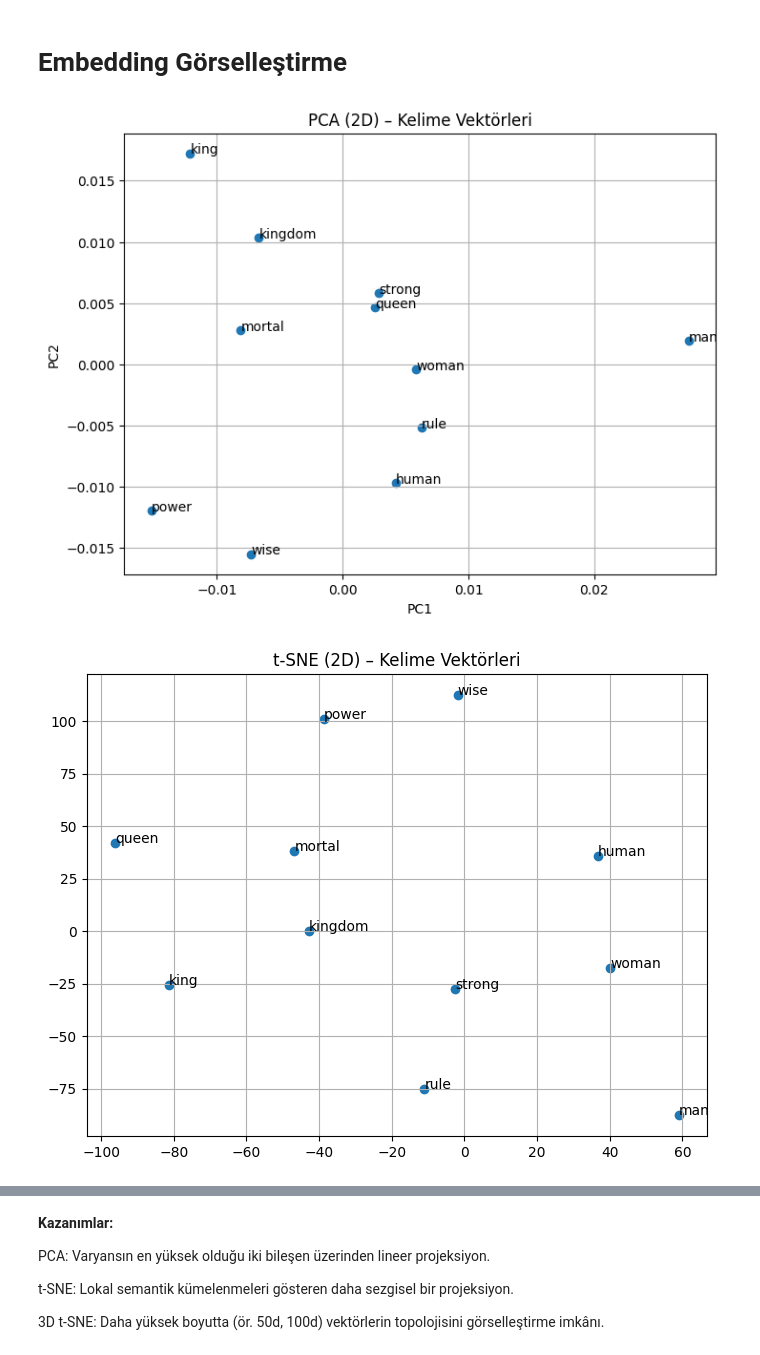
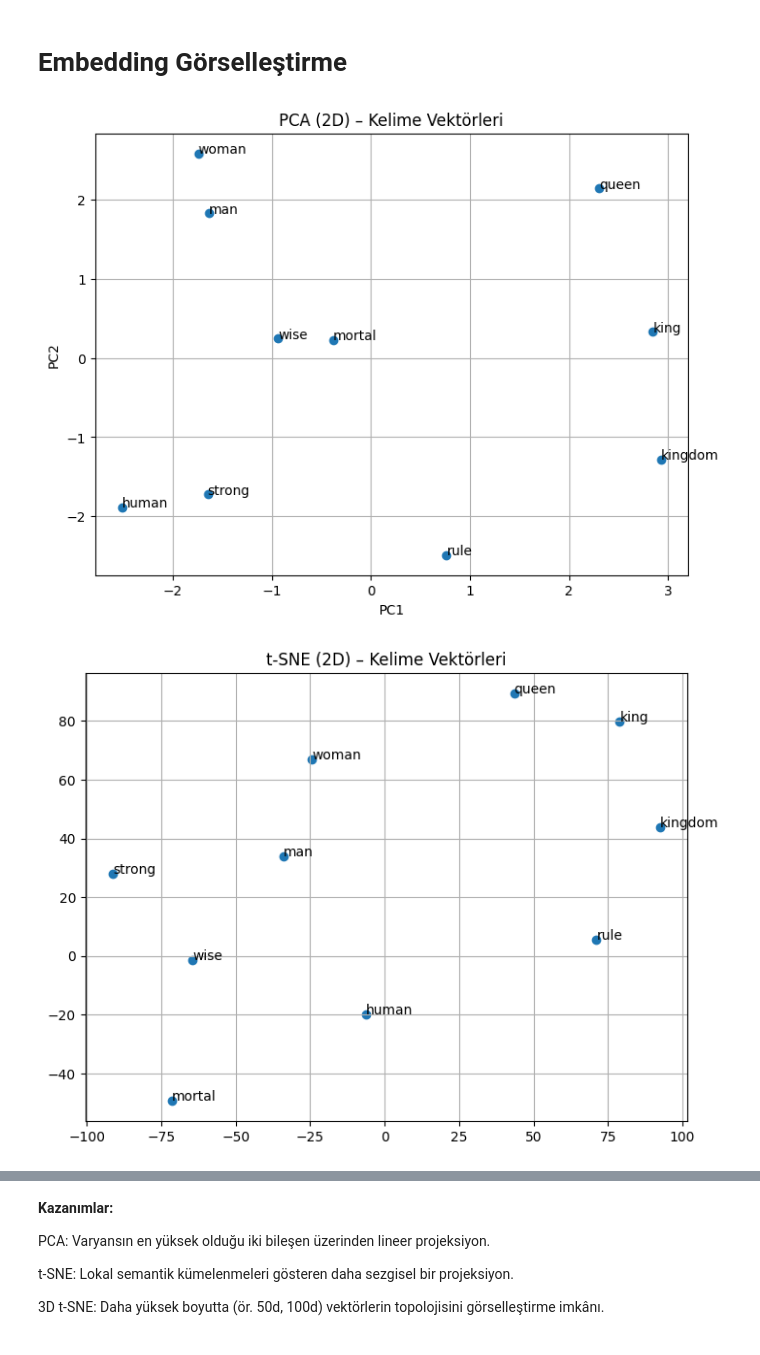
Before and after one commit to BilgisayarKavramlari/DataScience, a Jupyter notebook: intro-textprocesing.ipynb, the cells around one changed output, grey strips where cells are left out. Cells and saved outputs as stored; diff of their text form; code cells hidden in the pictures.

```diff
--- a/intro-textprocesing.ipynb
+++ b/intro-textprocesing.ipynb
@@ -257,6 +280,17 @@ for word, score in model.wv.most_similar("king"):
 print("\nAnlamsal Analojiler:")
 for word, score in model.wv.most_similar(positive=["king", "woman"], negative=["man"]):
     print(f"  {word:>8} → {score:.3f}")
+"""
+# 5. Örnek: Benzer kelimeleri bulma : turkcell
+print("Benzer kelimeler (turkcell):")
+for word, score in model.wv.most_similar("turkcell"):
+    print(f"  {word:>8} → {score:.3f}")
+
+# 6. Örnek: Benzer kelimeleri bulma : turkcell
+print("Benzer kelimeler (hascelik):")
+for word, score in model.wv.most_similar("hascelik"):
+    print(f"  {word:>8} → {score:.3f}")
+"""
 # %% [output]
 Benzer kelimeler (king):
      human → 0.185
@@ -308,6 +349,19 @@ for word, score in glove_model.most_similar("king"):
 print("\nAnlamsal Analoji (king - man + woman ≈ ?):")
 for word, score in glove_model.most_similar(positive=["king", "woman"], negative=["man"]):
     print(f"{word:>10} → {score:.3f}")
+
+# 'king' kelimesine benzer kelimeler
+print("Benzer kelimeler (evren):")
+# des , est , sti , ici, cio
+for word, score in glove_model.most_similar("evren"):
+    print(f"{word:>10} → {score:.3f}")
+
+
+
+# Anlamsal analoji: king - man + woman ≈ ?
+print("\nAnlamsal Analoji (king - man + woman ≈ ?):")
+for word, score in glove_model.most_similar(positive=["king", "woman"], negative=["man"]):
+    print(f"{word:>10} → {score:.3f}")
 # %% [output]
 [==================================================] 100.0% 66.0/66.0MB downloaded
 Benzer kelimeler (king):
@@ -351,7 +405,8 @@ corpus = [
     ["king", "and", "queen", "rule", "the", "kingdom"],
     ["queen", "rules", "with", "wisdom"],
     ["man", "is", "mortal"],
-    ["woman", "is", "mortal"]
+    ["woman", "is", "mortal"],
+    ["turkcell"]
 ]
 
 # 2. FastText modelini eğitiyoruz
@@ -371,7 +426,8 @@ for word, sim in fasttext_model.wv.most_similar("kingship"):
 
 # 5. Aynı kökten gelen kelimeler: 'run', 'running', 'runner'
 print("\nBenzer kök yapıdaki kelimeler için örnek:")
-words = ["run", "running", "runner"]
+words = ["run", "running", "runner","hascelik","turkcell"]
+# has, asc , cel, eli , lik
 for word in words:
     print(f"\n'{word}' kelimesine en benzer kelimeler:")
     for sim_word, sim in fasttext_model.wv.most_similar(word):
@@ -416,13 +472,17 @@ from mpl_toolkits.mplot3d import Axes3D
 import numpy as np
 
 # ✅ Model seçenekleri: word2vec_model, fasttext_model, glove_model
-model = fasttext_model  # buraya model adını değiştirerek test edebilirsin
+model =  glove_model #model #glove_model #fasttext_model #[ glove_model, model ]  # buraya model adını değiştirerek test edebilirsin
 
 # Görselleştirilecek kelimeler (hepsi modelde olmalı)
-words = ["king", "queen", "man", "woman", "strong", "wise", "human", "rule", "mortal", "power", "kingdom"]
+#glove words = ["king", "queen", "man", "woman", "strong", "wise", "human", "rule", "mortal", "power", "kingdom"]
+words = ["king", "queen", "man", "woman", "strong", "wise", "human", "rule", "mortal",  "kingdom"]
+
 
 # Vektörleri topla
-word_vectors = np.array([model.wv[word] for word in words])
+#glove_model.most_similar("king")
+# word_vectors = np.array([model.wv[word] for word in words])
+word_vectors = np.array([glove_model[word] for word in words])
 
 # 1️⃣ PCA – 2D Görselleştirme
 pca = PCA(n_components=2)
@@ -435,32 +495,32 @@ for i, word in enumerate(words):
 plt.title("PCA (2D) – Kelime Vektörleri")
 plt.xlabel("PC1")
 plt.ylabel("PC2")
 plt.grid(True)
 plt.show()
 
 # 2️⃣ t-SNE – 2D Görselleştirme
 tsne = TSNE(n_components=2, perplexity=5, random_state=42)
 tsne_result = tsne.fit_transform(word_vectors)
 
 plt.figure(figsize=(8, 6))
 plt.scatter(tsne_result[:, 0], tsne_result[:, 1])
 for i, word in enumerate(words):
     plt.annotate(word, xy=(tsne_result[i, 0], tsne_result[i, 1]))
 plt.title("t-SNE (2D) – Kelime Vektörleri")
 plt.grid(True)
 plt.show()
 
 # 3️⃣ t-SNE – 3D Görselleştirme
 tsne_3d = TSNE(n_components=3, perplexity=5, random_state=42)
 tsne_3d_result = tsne_3d.fit_transform(word_vectors)
 
 fig = plt.figure(figsize=(10, 7))
 ax = fig.add_subplot(111, projection='3d')
 ax.scatter(tsne_3d_result[:, 0], tsne_3d_result[:, 1], tsne_3d_result[:, 2])
 for i, word in enumerate(words):
     ax.text(tsne_3d_result[i, 0], tsne_3d_result[i, 1], tsne_3d_result[i, 2], word)
 ax.set_title("t-SNE (3D) – Kelime Vektörleri")
 plt.show()
 # %% [output]
-[figure, old version]
+[figure, new version]
-[figure, old version]
+[figure, new version]
```
Also changed, not shown: parts of 15 cells of this notebook.
